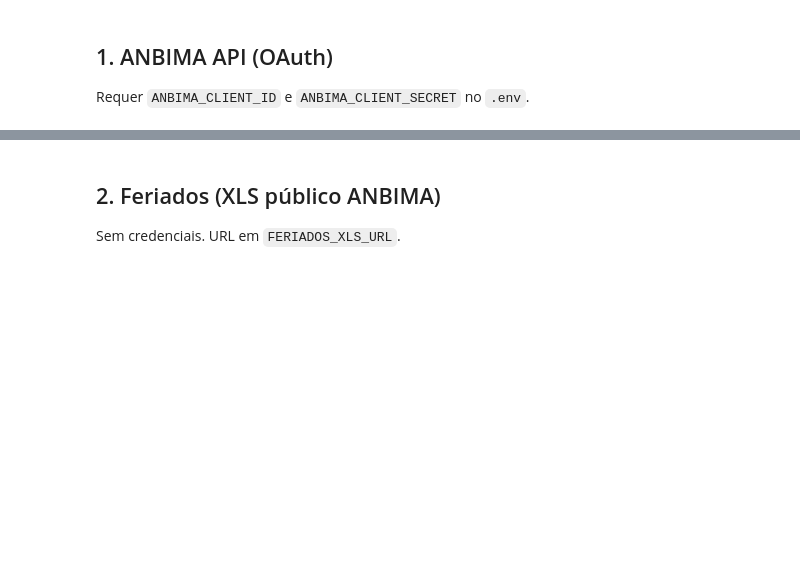
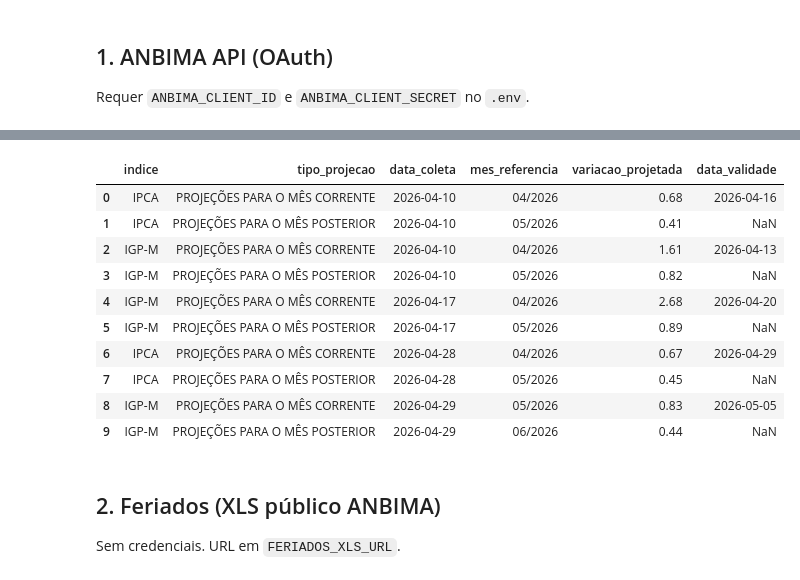
Before and after one commit to rborges447/brazilian_bonds_data_base, a Jupyter notebook: notebooks/test_providers.ipynb, the cells around one changed output, grey strips where cells are left out. Drawn from its saved outputs; the diff is of its cells as text; code cells hidden in the pictures; blank space fills up the shorter version.

```diff
--- a/notebooks/test_providers.ipynb
+++ b/notebooks/test_providers.ipynb
@@ -148,3 +176,18 @@ projecoes: OK
+# %%
+payload_proj = client.fetch_projecoes("04", "2026")
+pd.DataFrame(payload_proj)
+# %% [output]
+|  | indice | tipo_projecao | data_coleta | mes_referencia | variacao_projetada | data_validade |
+| 0 | IPCA | PROJEÇÕES PARA O MÊS CORRENTE | 2026-04-10 | 04/2026 | 0.68 | 2026-04-16 |
+| 1 | IPCA | PROJEÇÕES PARA O MÊS POSTERIOR | 2026-04-10 | 05/2026 | 0.41 | NaN |
+| 2 | IGP-M | PROJEÇÕES PARA O MÊS CORRENTE | 2026-04-10 | 04/2026 | 1.61 | 2026-04-13 |
+| 3 | IGP-M | PROJEÇÕES PARA O MÊS POSTERIOR | 2026-04-10 | 05/2026 | 0.82 | NaN |
+| 4 | IGP-M | PROJEÇÕES PARA O MÊS CORRENTE | 2026-04-17 | 04/2026 | 2.68 | 2026-04-20 |
+| 5 | IGP-M | PROJEÇÕES PARA O MÊS POSTERIOR | 2026-04-17 | 05/2026 | 0.89 | NaN |
+| 6 | IPCA | PROJEÇÕES PARA O MÊS CORRENTE | 2026-04-28 | 04/2026 | 0.67 | 2026-04-29 |
+| 7 | IPCA | PROJEÇÕES PARA O MÊS POSTERIOR | 2026-04-28 | 05/2026 | 0.45 | NaN |
+| 8 | IGP-M | PROJEÇÕES PARA O MÊS CORRENTE | 2026-04-29 | 05/2026 | 0.83 | 2026-05-05 |
+| 9 | IGP-M | PROJEÇÕES PARA O MÊS POSTERIOR | 2026-04-29 | 06/2026 | 0.44 | NaN |
 # %% [markdown]
 ## 2. Feriados (XLS público ANBIMA)
 
```
Also changed, not shown: parts of 4 cells of this notebook, 41 other files.
